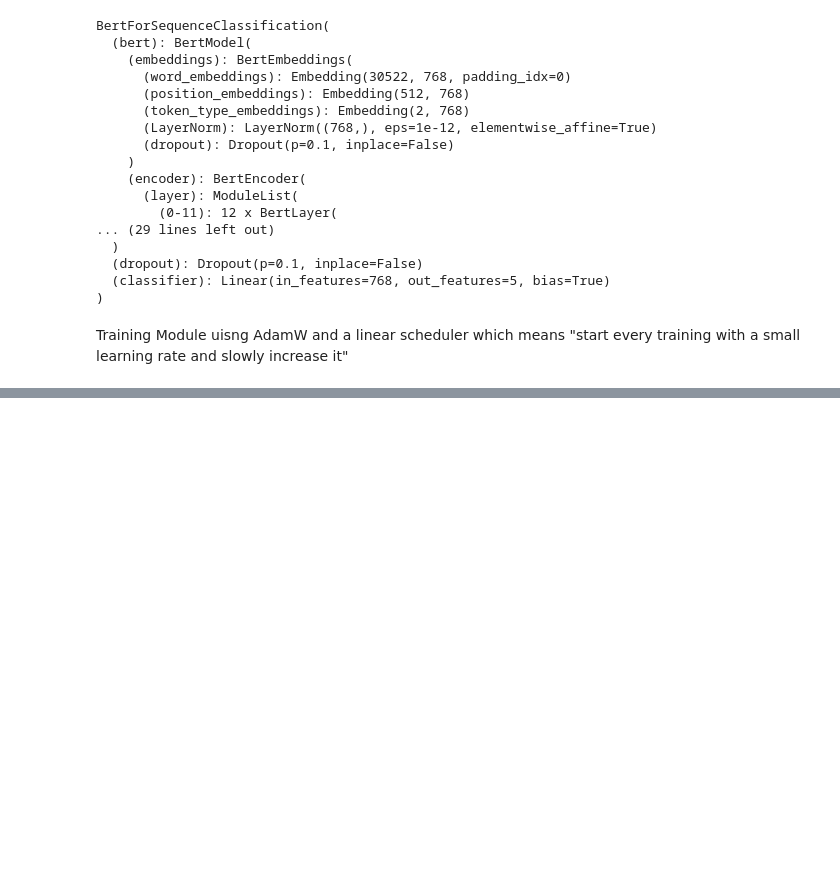
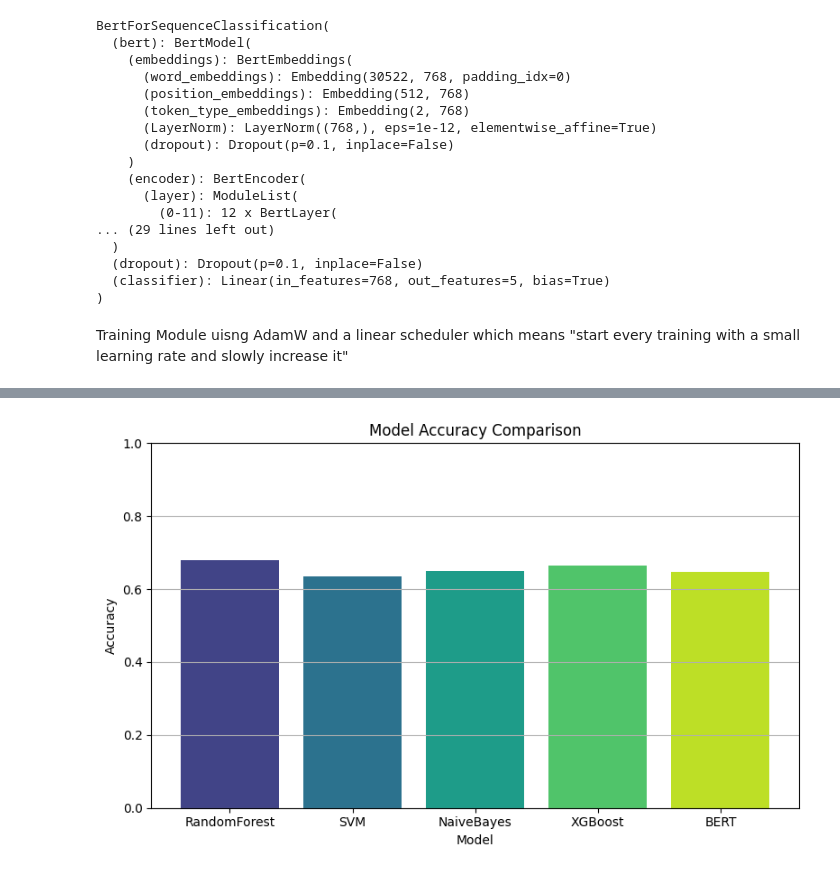
Before and after one commit to oloriafin/TeamQuals, a Jupyter notebook: Project_Del_5_TeamQuals.ipynb, the cells around one changed output, grey strips where cells are left out. Cells and saved outputs as stored; diff of their text form; code cells hidden in the pictures; blank space fills up the shorter version.

```diff
--- a/Project_Del_5_TeamQuals.ipynb
+++ b/Project_Del_5_TeamQuals.ipynb
@@ -333,6 +363,11 @@ class BugPriorityDataset(Dataset):
 # %% [markdown]
 Design the training and test dataset
 # %%
+from transformers import AutoTokenizer, AutoModelForSequenceClassification
+import torch
+
+MODEL_NAME = "bert-base-uncased"
+tokenizer = AutoTokenizer.from_pretrained(MODEL_NAME)
 train_dataset = BugPriorityDataset(train_df, "Text", "Priority_encoded", tokenizer)
 test_dataset = BugPriorityDataset(test_df, "Text", "Priority_encoded", tokenizer)
 # %% [markdown]
@@ -623,0 +678,75 @@ print(json.dumps(nb2["metadata"], indent=2))
+# %%
+y_test = test_df["Priority_encoded"].tolist()
+y_preds = [rf_preds, svm_preds, nb_preds, xgb_preds,bert_preds]
+# %%
+import numpy as np
+import pandas as pd
+import matplotlib.pyplot as plt
+from sklearn.metrics import classification_report, accuracy_score, f1_score
+model_names = ["RandomForest", "SVM", "NaiveBayes", "XGBoost","BERT"]
+
+all_model_preds = {
+    name: preds
+    for name, preds in zip(model_names, y_preds)
+}
+
+y_true = np.array(y_test)
+for model_name, preds in all_model_preds.items():
+    preds = np.array(preds)
+
+    df = pd.DataFrame({
+        "y_true": y_true,
+        "y_pred": preds
+    })
+
+    csv_name = f"{model_name}_predictions.csv"
+    df.to_csv(csv_name, index=False)
+
+    print(f"Saved: {csv_name}")
+print("All predictions saved to CSV files.")
+for model_name, preds in all_model_preds.items():
+    preds = np.array(preds)
+
+    report = classification_report(
+        y_true,
+        preds,
+        digits=4
+    )
+
+    report_file = f"{model_name}_classification_report.txt"
+    with open(report_file, "w") as f:
+        f.write(report)
+
+    print(f"\n===== {model_name} Classification Report =====")
+    print(report)
+    print(f"Saved: {report_file}")
+model_scores = {}
+
+for model_name, preds in all_model_preds.items():
+    preds = np.array(preds)
+
+    acc = accuracy_score(y_true, preds)
+    f1_macro = f1_score(y_true, preds, average="macro")
+
+    model_scores[model_name] = {
+        "accuracy": acc,
+        "f1_macro": f1_macro
+    }
+
+    print(f"{model_name} -> Accuracy: {acc:.4f}, F1-macro: {f1_macro:.4f}")
+names = list(model_scores.keys())
+accuracies = [model_scores[m]["accuracy"] for m in names]
+cmap = plt.get_cmap("viridis")
+
+# Normalize values between 0 and 1
+colors = cmap(np.linspace(0.2, 0.9, len(accuracies)))
+plt.figure(figsize=(8,5))
+plt.bar(names, accuracies,color=colors)
+plt.title("Model Accuracy Comparison")
+plt.ylabel("Accuracy")
+plt.xlabel("Model")
+plt.ylim(0, 1)
+plt.grid(axis='y')
+plt.tight_layout()
+plt.show()
+# %% [output]
@@ -623,0 +770 @@ print(json.dumps(nb2["metadata"], indent=2))
+[figure, added]
```
Also changed, not shown: parts of 15 cells of this notebook, 10 other files.
